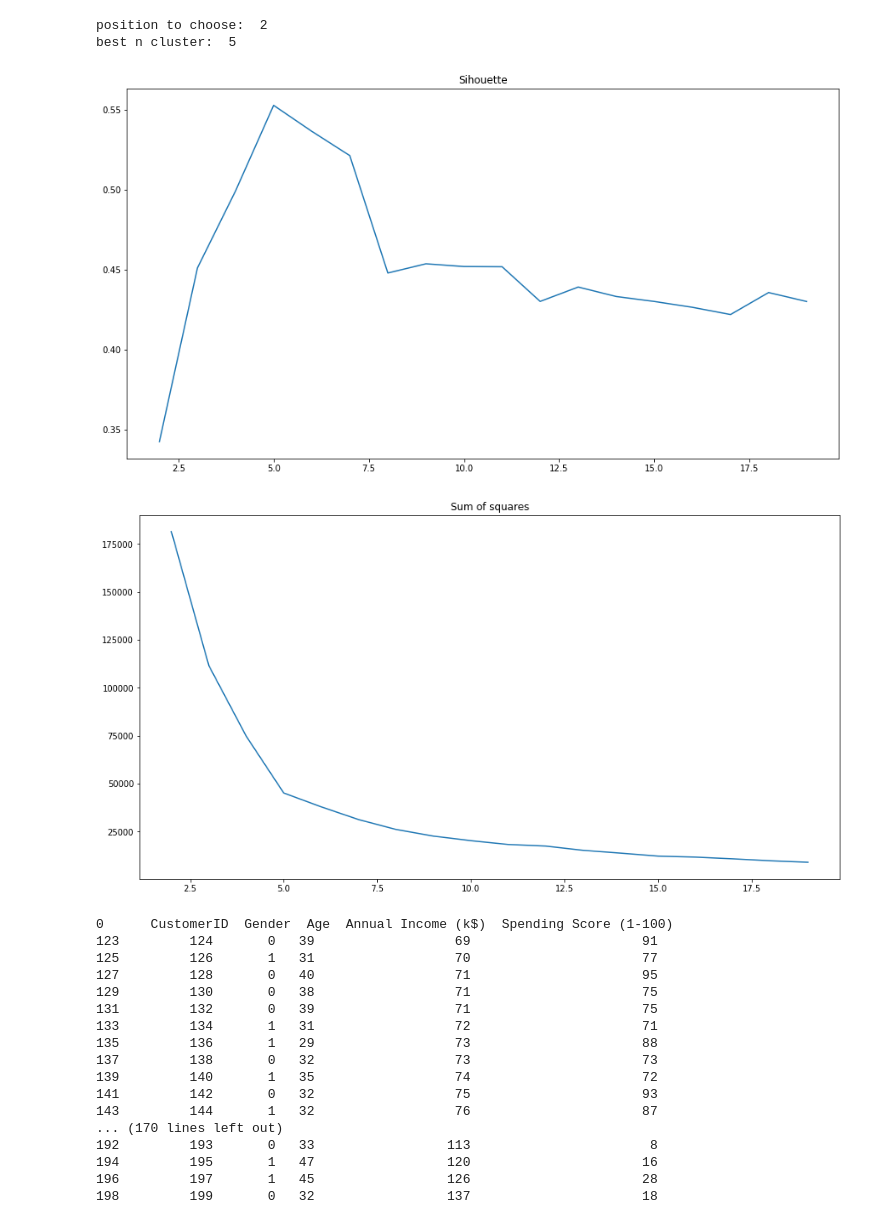
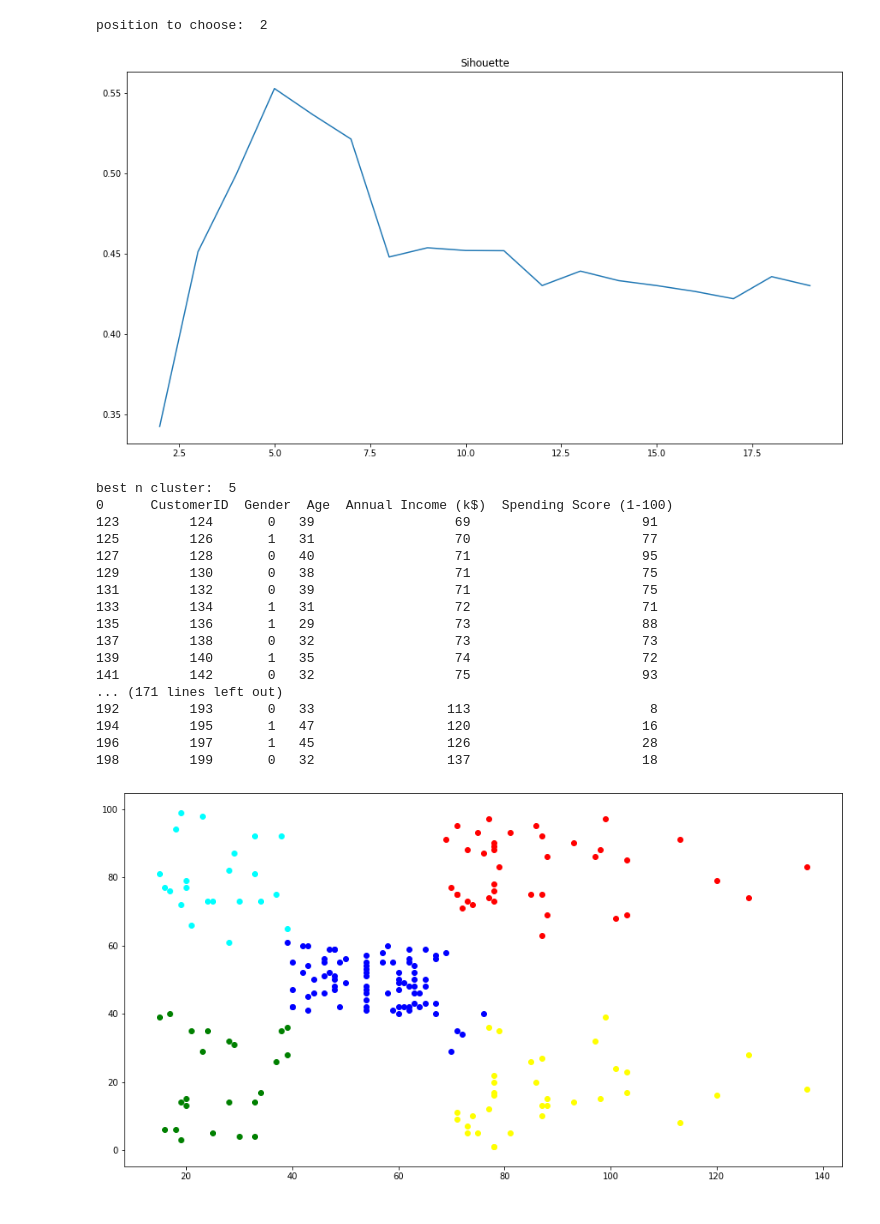
Before and after one commit to lionalio/Data_Science_Space, a Jupyter notebook: Customer_Clustering/customer_clustering.ipynb, the cells around one changed output. Saved outputs shown, nothing was run; the diff lists cells and outputs as text; code cells hidden in the pictures.

```diff
--- a/Customer_Clustering/customer_clustering.ipynb
+++ b/Customer_Clustering/customer_clustering.ipynb
@@ -7,50 +7,49 @@ if module_path not in sys.path:
     sys.path.append(module_path + "\\common")
 
 from clustering import *
 
 methods = {
     'imputer': None,
     'mapping': None,
     'dim_reduce': True,
     #'preprocess': MinMaxScaler((-1, 1))
 }
 
 mapping = {
     'Gender': {
         'Male': 0,
         'Female': 1
     }
 }
 df = pd.read_csv('Mall_Customers.csv')
 cluster = Clustering('Mall_Customers.csv',
                          [f for f in df.columns if f != 'CustomerID'],
-                         None
+                         None,
                         #delimiter=','
                         )
 
 cluster.set_mapping(mapping)
 cluster.set_methods_process(methods)
 cluster.run()
 cluster.plot_clusters('Annual Income (k$)', 'Spending Score (1-100)')
 # %% [output]
 position to choose:  2
-best n cluster:  5
 [figure]
+best n cluster:  5
+0      CustomerID  Gender  Age  Annual Income (k$)  Spending Score (1-100)
+123         124       0   39                  69                      91
+125         126       1   31                  70                      77
+127         128       0   40                  71                      95
+129         130       0   38                  71                      75
+131         132       0   39                  71                      75
+133         134       1   31                  72                      71
+135         136       1   29                  73                      88
+137         138       0   32                  73                      73
+139         140       1   35                  74                      72
+141         142       0   32                  75                      93
+... (171 lines left out)
+192         193       0   33                 113                       8
+194         195       1   47                 120                      16
+196         197       1   45                 126                      28
+198         199       0   32                 137                      18
-[figure, old version]
+[figure, new version]
-0      CustomerID  Gender  Age  Annual Income (k$)  Spending Score (1-100)
-123         124       0   39                  69                      91
-125         126       1   31                  70                      77
-127         128       0   40                  71                      95
-129         130       0   38                  71                      75
-131         132       0   39                  71                      75
-133         134       1   31                  72                      71
-135         136       1   29                  73                      88
-137         138       0   32                  73                      73
-139         140       1   35                  74                      72
-141         142       0   32                  75                      93
-143         144       1   32                  76                      87
-... (170 lines left out)
-192         193       0   33                 113                       8
-194         195       1   47                 120                      16
-196         197       1   45                 126                      28
-198         199       0   32                 137                      18
```
Also changed, not shown: parts of 1 cell of this notebook, 7 other files.
